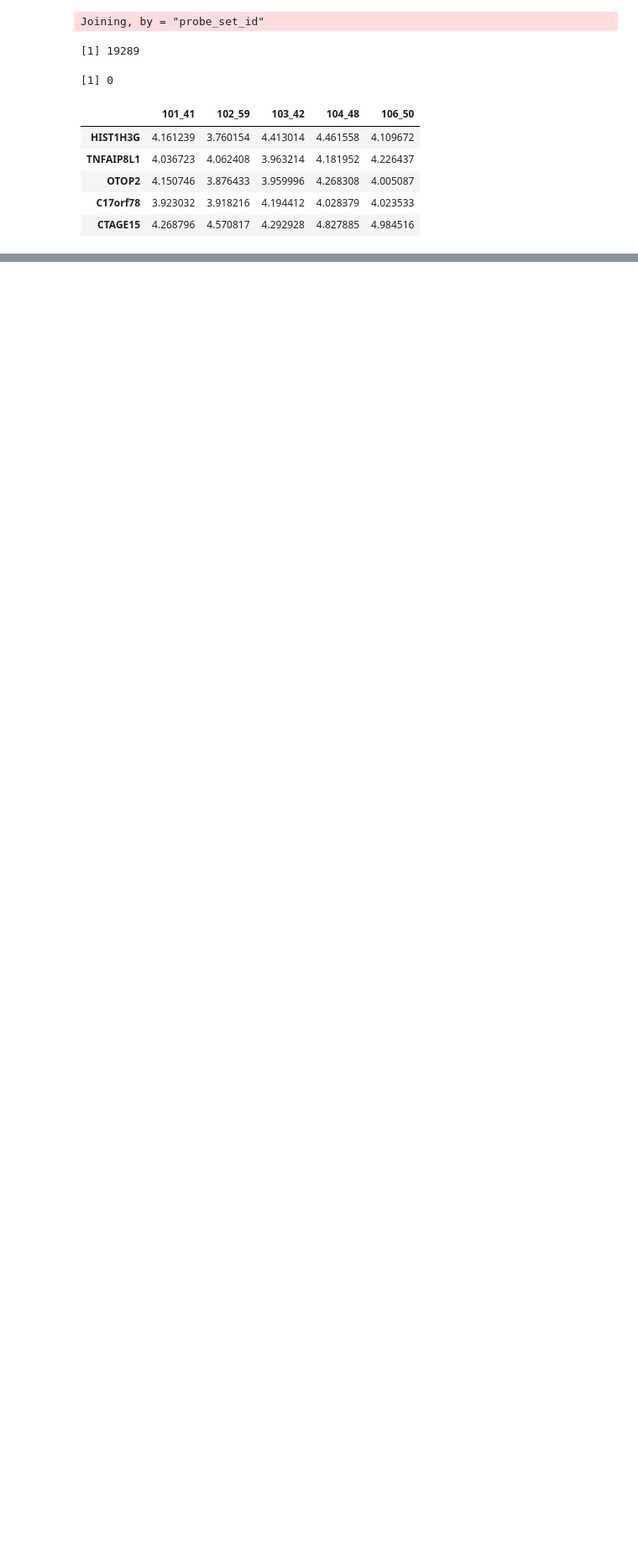
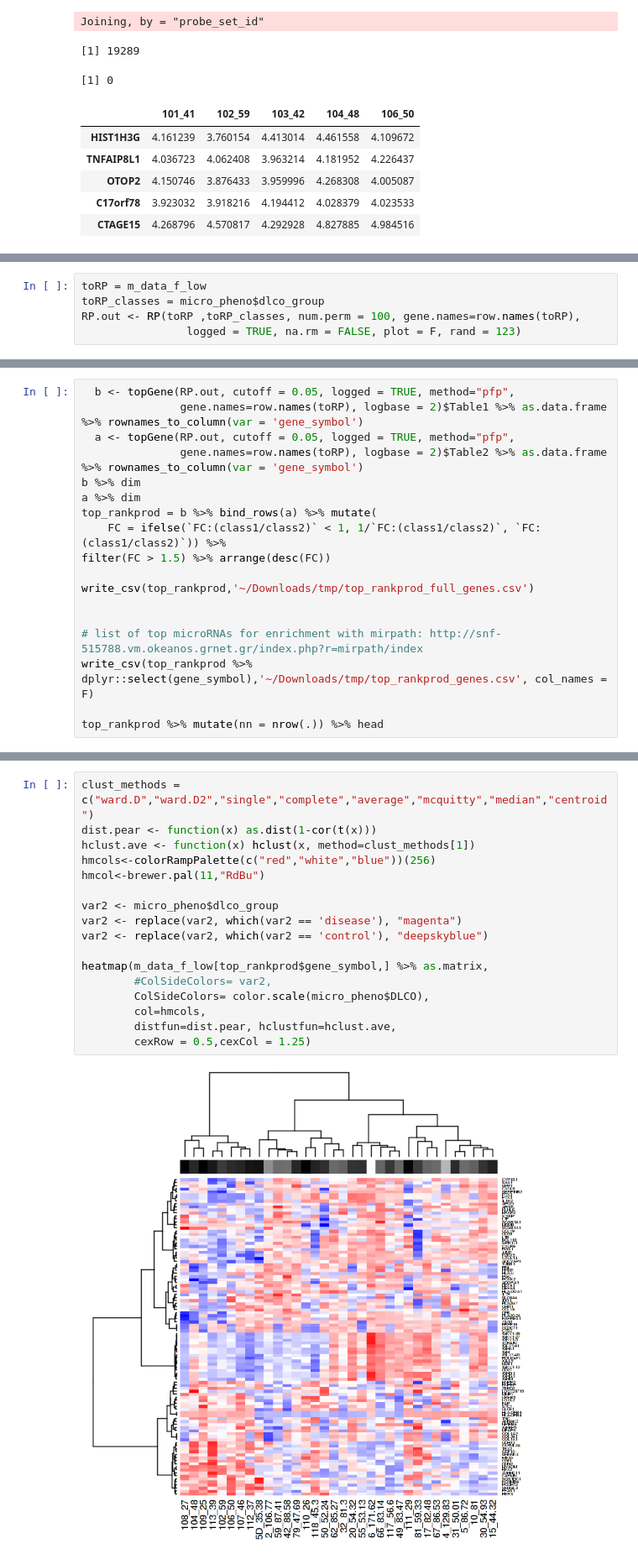
Before and after one commit to GuillaumeNoell/Bioinformatics---miRNA-sequencing-analysis, a Jupyter notebook: process_mRNA_arrays.ipynb, the cells around one changed output, grey strips where cells are left out. Shown at 84% size. Drawn from its saved outputs; the diff is of its cells as text; blank space fills up the shorter version.

```diff
--- a/process_mRNA_arrays.ipynb
+++ b/process_mRNA_arrays.ipynb
@@ -212,0 +265,5 @@ Joining, by = "probe_set_id"
+# %%
+toRP = m_data_f_low
+toRP_classes = micro_pheno$dlco_group
+RP.out <- RP(toRP ,toRP_classes, num.perm = 100, gene.names=row.names(toRP),
+                logged = TRUE, na.rm = FALSE, plot = F, rand = 123)
@@ -212,0 +278,18 @@ Joining, by = "probe_set_id"
+# %%
+  b <- topGene(RP.out, cutoff = 0.05, logged = TRUE, method="pfp",
+               gene.names=row.names(toRP), logbase = 2)$Table1 %>% as.data.frame %>% rownames_to_column(var = 'gene_symbol')
+  a <- topGene(RP.out, cutoff = 0.05, logged = TRUE, method="pfp",
+               gene.names=row.names(toRP), logbase = 2)$Table2 %>% as.data.frame %>% rownames_to_column(var = 'gene_symbol')
+b %>% dim
+a %>% dim
+top_rankprod = b %>% bind_rows(a) %>% mutate(
+    FC = ifelse(`FC:(class1/class2)` < 1, 1/`FC:(class1/class2)`, `FC:(class1/class2)`)) %>%
+filter(FC > 1.5) %>% arrange(desc(FC))
+
+write_csv(top_rankprod,'~/Downloads/tmp/top_rankprod_full_genes.csv')
+
+
+# list of top microRNAs for enrichment with mirpath: http://snf-515788.vm.okeanos.grnet.gr/index.php?r=mirpath/index
+write_csv(top_rankprod %>% dplyr::select(gene_symbol),'~/Downloads/tmp/top_rankprod_genes.csv', col_names = F)
+
+top_rankprod %>% mutate(nn = nrow(.)) %>% head
@@ -212,0 +315,19 @@ Joining, by = "probe_set_id"
+# %%
+clust_methods = c("ward.D","ward.D2","single","complete","average","mcquitty","median","centroid")
+dist.pear <- function(x) as.dist(1-cor(t(x)))
+hclust.ave <- function(x) hclust(x, method=clust_methods[1])
+hmcols<-colorRampPalette(c("red","white","blue"))(256)
+hmcol<-brewer.pal(11,"RdBu")
+
+var2 <- micro_pheno$dlco_group
+var2 <- replace(var2, which(var2 == 'disease'), "magenta")
+var2 <- replace(var2, which(var2 == 'control'), "deepskyblue")
+
+heatmap(m_data_f_low[top_rankprod$gene_symbol,] %>% as.matrix,
+        #ColSideColors= var2,
+        ColSideColors= color.scale(micro_pheno$DLCO),
+        col=hmcols,
+        distfun=dist.pear, hclustfun=hclust.ave,
+        cexRow = 0.5,cexCol = 1.25)
+# %% [output]
+[figure, added]
```
Also changed, not shown: parts of 12 cells of this notebook, 1 other file.
